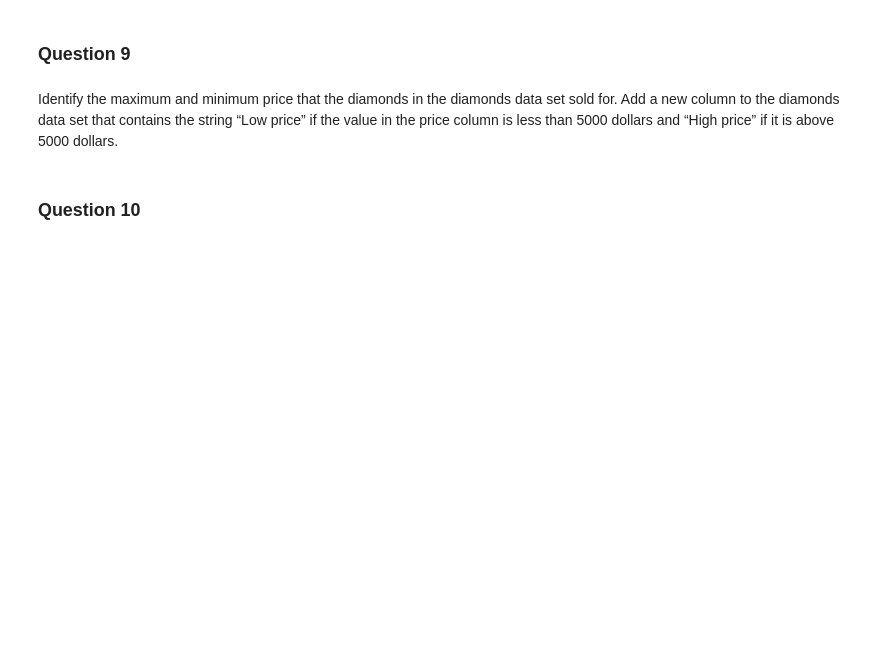
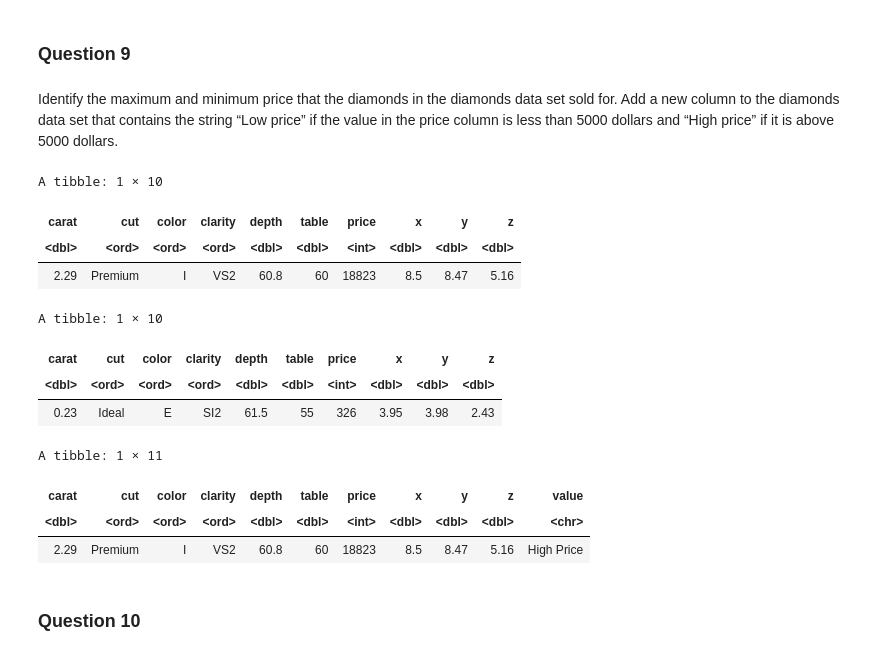
Before and after one commit to cathorn03/COURSEWORK_LIFE4138_2526, a Jupyter notebook: Coursework/R_Coursework_Questions.ipynb, the cells around one changed output. Cells and saved outputs as stored; diff of their text form; code cells hidden in the pictures; blank space fills up the shorter version.

```diff
--- a/Coursework/R_Coursework_Questions.ipynb
+++ b/Coursework/R_Coursework_Questions.ipynb
@@ -214,6 +238,29 @@ Using `ggplot2`:
 ### Question 9
 # %% [markdown]
 Identify the maximum and minimum price that the diamonds in the diamonds data set sold for. Add a new column to the diamonds data set that contains the string “Low price” if the value in the price column is less than 5000 dollars and “High price” if it is above 5000 dollars.
+# %%
+#install.packages("tidyverse")
+#library(tidyverse)
+data(diamonds)
+head(arrange(diamonds, desc(price)), 1)
+head(arrange(diamonds, price), 1)
+
+diamonds$value <- NA
+for (i in 1:nrow(diamonds)){
+    ifelse(diamonds$price[i] < 5000, diamonds$value[i] <- "Low price", diamonds$value[i] <- "High Price")}
+# %% [output]
+A tibble: 1 × 10
+| carat | cut | color | clarity | depth | table | price | x | y | z |
+| <dbl> | <ord> | <ord> | <ord> | <dbl> | <dbl> | <int> | <dbl> | <dbl> | <dbl> |
+| 2.29 | Premium | I | VS2 | 60.8 | 60 | 18823 | 8.5 | 8.47 | 5.16 |
+A tibble: 1 × 10
+| carat | cut | color | clarity | depth | table | price | x | y | z |
+| <dbl> | <ord> | <ord> | <ord> | <dbl> | <dbl> | <int> | <dbl> | <dbl> | <dbl> |
+| 0.23 | Ideal | E | SI2 | 61.5 | 55 | 326 | 3.95 | 3.98 | 2.43 |
+A tibble: 1 × 11
+| carat | cut | color | clarity | depth | table | price | x | y | z | value |
+| <dbl> | <ord> | <ord> | <ord> | <dbl> | <dbl> | <int> | <dbl> | <dbl> | <dbl> | <chr> |
+| 2.29 | Premium | I | VS2 | 60.8 | 60 | 18823 | 8.5 | 8.47 | 5.16 | High Price |
 # %% [markdown]
 ### Question 10
 # %% [markdown]
```
Also changed, not shown: parts of 2 cells of this notebook.
